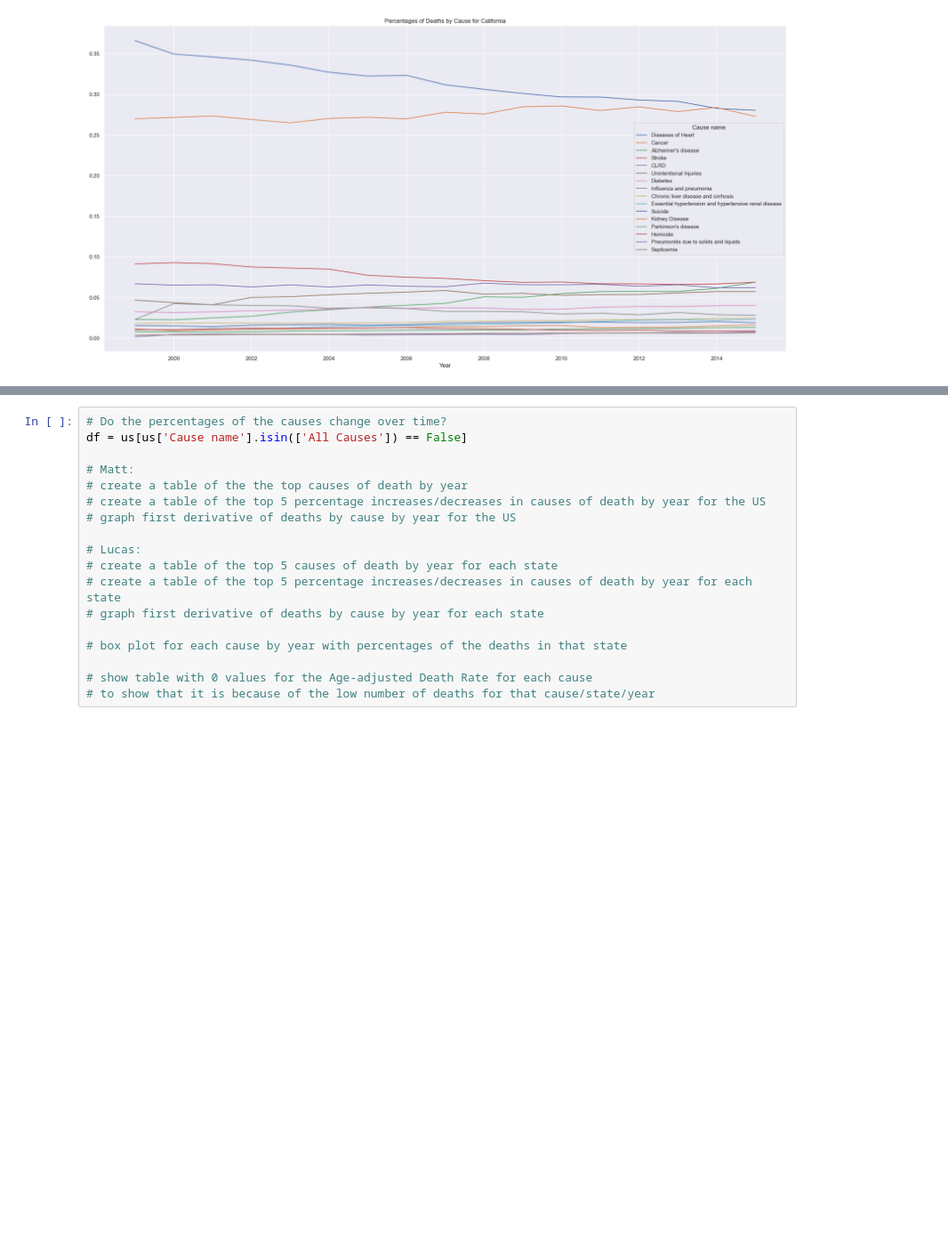
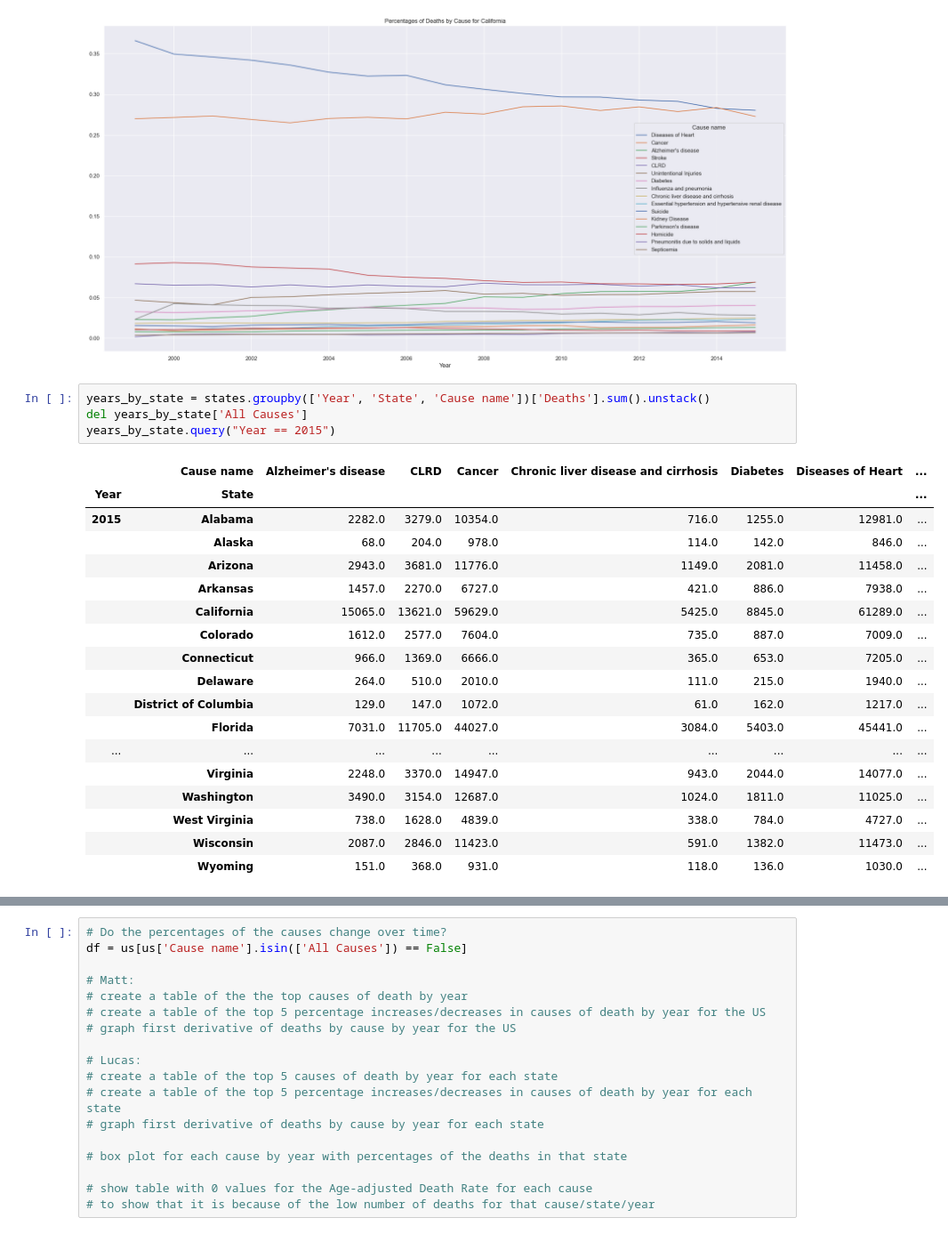
Before and after one commit to mattlehrer/research_methods_assignment_6, a Jupyter notebook: Assignment6_Group_C.ipynb, the cells around one changed output, grey strips where cells are left out. Shown at 89% size. Drawn from its saved outputs; the diff is of its cells as text; blank space fills up the shorter version.

```diff
--- a/Assignment6_Group_C.ipynb
+++ b/Assignment6_Group_C.ipynb
@@ -324,3 +340,26 @@ ca_pct.plot(kind='line', figsize=(25, 12), title='Percentages of Deaths by Cause
 # %% [output]
 <AxesSubplot:title={'center':'Percentages of Deaths by Cause for California'}, xlabel='Year'>
 [figure]
+# %%
+years_by_state = states.groupby(['Year', 'State', 'Cause name'])['Deaths'].sum().unstack()
+del years_by_state['All Causes']
+years_by_state.query("Year == 2015")
+# %% [output]
+|  | Cause name | Alzheimer's disease | CLRD | Cancer | Chronic liver disease and cirrhosis | Diabetes | Diseases of Heart | ... |
+| Year | State |  |  |  |  |  |  | ... |
+| 2015 | Alabama | 2282.0 | 3279.0 | 10354.0 | 716.0 | 1255.0 | 12981.0 | ... |
+|  | Alaska | 68.0 | 204.0 | 978.0 | 114.0 | 142.0 | 846.0 | ... |
+|  | Arizona | 2943.0 | 3681.0 | 11776.0 | 1149.0 | 2081.0 | 11458.0 | ... |
+|  | Arkansas | 1457.0 | 2270.0 | 6727.0 | 421.0 | 886.0 | 7938.0 | ... |
+|  | California | 15065.0 | 13621.0 | 59629.0 | 5425.0 | 8845.0 | 61289.0 | ... |
+|  | Colorado | 1612.0 | 2577.0 | 7604.0 | 735.0 | 887.0 | 7009.0 | ... |
+|  | Connecticut | 966.0 | 1369.0 | 6666.0 | 365.0 | 653.0 | 7205.0 | ... |
+|  | Delaware | 264.0 | 510.0 | 2010.0 | 111.0 | 215.0 | 1940.0 | ... |
+|  | District of Columbia | 129.0 | 147.0 | 1072.0 | 61.0 | 162.0 | 1217.0 | ... |
+|  | Florida | 7031.0 | 11705.0 | 44027.0 | 3084.0 | 5403.0 | 45441.0 | ... |
+| ... | ... | ... | ... | ... | ... | ... | ... | ... |
+|  | Virginia | 2248.0 | 3370.0 | 14947.0 | 943.0 | 2044.0 | 14077.0 | ... |
+|  | Washington | 3490.0 | 3154.0 | 12687.0 | 1024.0 | 1811.0 | 11025.0 | ... |
+|  | West Virginia | 738.0 | 1628.0 | 4839.0 | 338.0 | 784.0 | 4727.0 | ... |
+|  | Wisconsin | 2087.0 | 2846.0 | 11423.0 | 591.0 | 1382.0 | 11473.0 | ... |
+|  | Wyoming | 151.0 | 368.0 | 931.0 | 118.0 | 136.0 | 1030.0 | ... |
```
Also changed, not shown: parts of 10 cells of this notebook.
